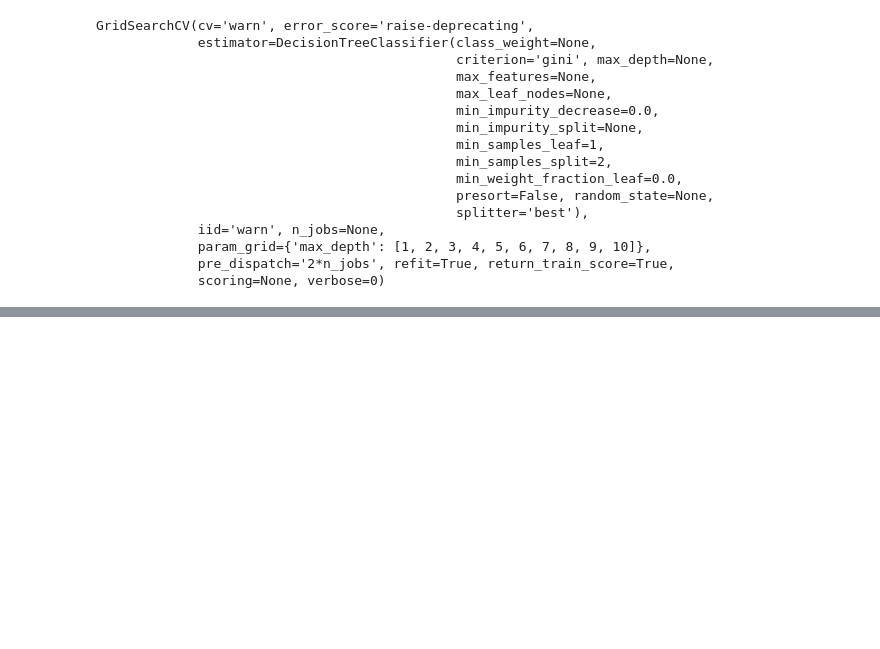
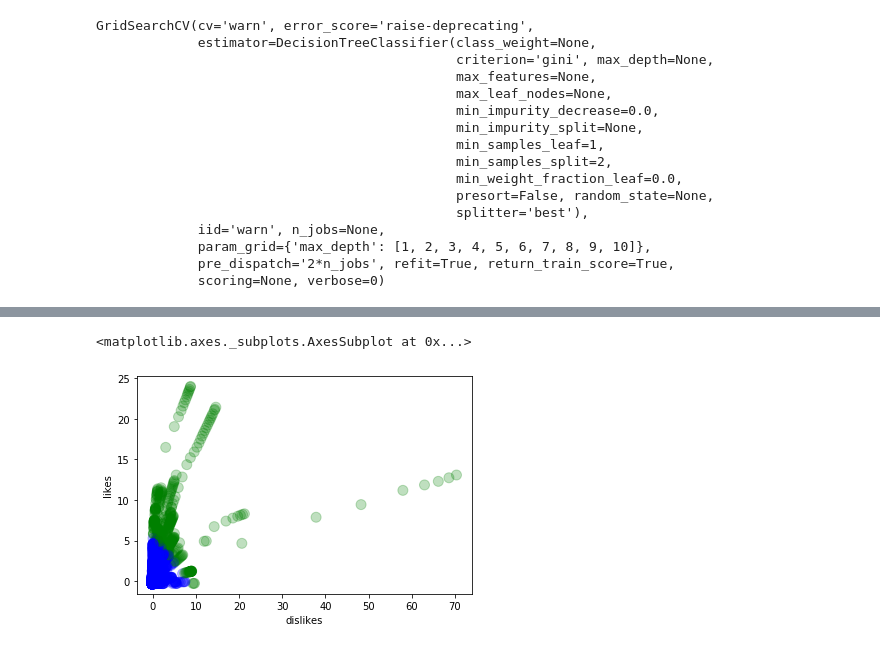
Before and after one commit to srivasis/MA384, a Jupyter notebook: Graph - clarkta.ipynb, the cells around one changed output, grey strips where cells are left out. Cells and saved outputs as stored; diff of their text form; code cells hidden in the pictures; blank space fills up the shorter version.

```diff
--- a/Graph - clarkta.ipynb
+++ b/Graph - clarkta.ipynb
@@ -208,0 +449,5 @@ error
+# %%
+usData3['likes'] = (usData3['likes']-usData3['likes'].mean())/usData3['likes'].std()
+usData3['dislikes'] = (usData3['dislikes']-usData3['dislikes'].mean())/usData3['dislikes'].std()
+attributes = usData3[['dislikes', 'likes']]
+attributes
@@ -208,0 +468,10 @@ error
+# %%
+km = KMeans(n_clusters=2)
+km.fit(attributes)
+lbls = km.predict(attributes)
+lbls
+usData3['clusters'] = colors[lbls]
+usData3.plot.scatter(x='dislikes', y='likes', c=usData3.clusters, s=100, alpha=0.25)
+# %% [output]
+<matplotlib.axes._subplots.AxesSubplot at 0x...>
+[figure, added]
```
Also changed, not shown: parts of 57 cells of this notebook, 2 other files.
